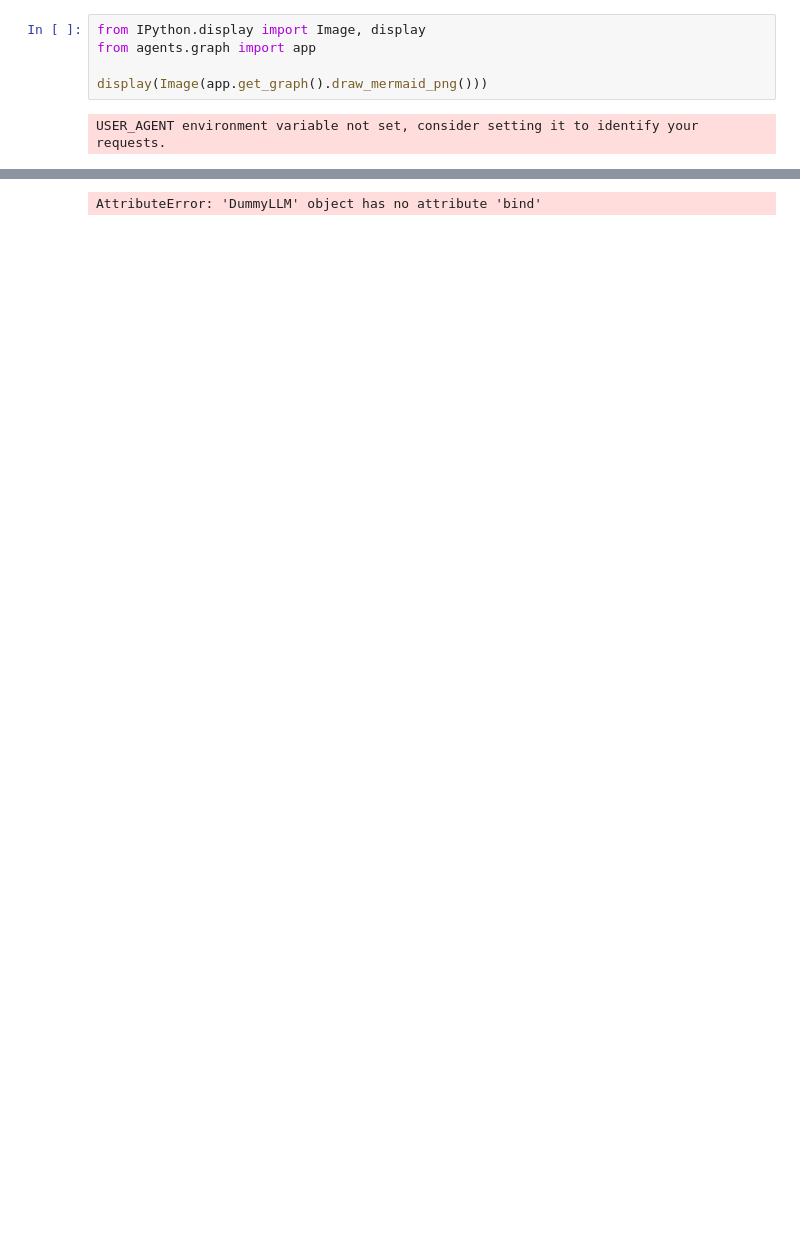
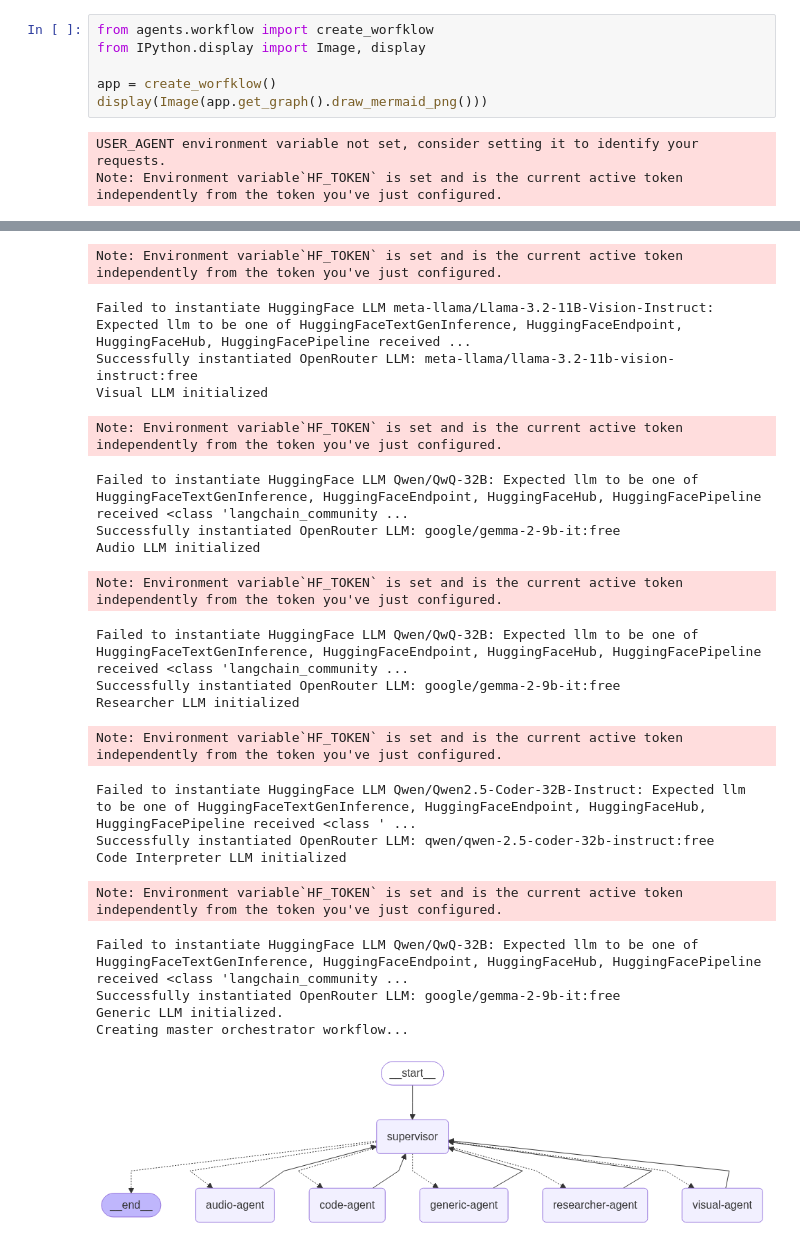
Before and after one commit to ParasharaRamesh/GAIA_HuggingFace_Agents_Course, a Jupyter notebook: analysis/visualization.ipynb, the cells around one changed output, grey strips where cells are left out. Cells and saved outputs as stored; diff of their text form; blank space fills up the shorter version.

```diff
--- a/analysis/visualization.ipynb
+++ b/analysis/visualization.ipynb
@@ -1,7 +1,9 @@
 # %%
+from agents.workflow import create_worfklow
 from IPython.display import Image, display
-from agents.graph import app
 
+app = create_worfklow()
 display(Image(app.get_graph().draw_mermaid_png()))
 # %% [output]
 USER_AGENT environment variable not set, consider setting it to identify your requests.
+Note: Environment variable`HF_TOKEN` is set and is the current active token independently from the token you've just configured.
@@ -10 +13,22 @@ Planner: Initialized (empty logic)
-AttributeError: 'DummyLLM' object has no attribute 'bind'
+Note: Environment variable`HF_TOKEN` is set and is the current active token independently from the token you've just configured.
+Failed to instantiate HuggingFace LLM meta-llama/Llama-3.2-11B-Vision-Instruct: Expected llm to be one of HuggingFaceTextGenInference, HuggingFaceEndpoint, HuggingFaceHub, HuggingFacePipeline received ...
+Successfully instantiated OpenRouter LLM: meta-llama/llama-3.2-11b-vision-instruct:free
+Visual LLM initialized
+Note: Environment variable`HF_TOKEN` is set and is the current active token independently from the token you've just configured.
+Failed to instantiate HuggingFace LLM Qwen/QwQ-32B: Expected llm to be one of HuggingFaceTextGenInference, HuggingFaceEndpoint, HuggingFaceHub, HuggingFacePipeline received <class 'langchain_community ...
+Successfully instantiated OpenRouter LLM: google/gemma-2-9b-it:free
+Audio LLM initialized
+Note: Environment variable`HF_TOKEN` is set and is the current active token independently from the token you've just configured.
+Failed to instantiate HuggingFace LLM Qwen/QwQ-32B: Expected llm to be one of HuggingFaceTextGenInference, HuggingFaceEndpoint, HuggingFaceHub, HuggingFacePipeline received <class 'langchain_community ...
+Successfully instantiated OpenRouter LLM: google/gemma-2-9b-it:free
+Researcher LLM initialized
+Note: Environment variable`HF_TOKEN` is set and is the current active token independently from the token you've just configured.
+Failed to instantiate HuggingFace LLM Qwen/Qwen2.5-Coder-32B-Instruct: Expected llm to be one of HuggingFaceTextGenInference, HuggingFaceEndpoint, HuggingFaceHub, HuggingFacePipeline received <class ' ...
+Successfully instantiated OpenRouter LLM: qwen/qwen-2.5-coder-32b-instruct:free
+Code Interpreter LLM initialized
+Note: Environment variable`HF_TOKEN` is set and is the current active token independently from the token you've just configured.
+Failed to instantiate HuggingFace LLM Qwen/QwQ-32B: Expected llm to be one of HuggingFaceTextGenInference, HuggingFaceEndpoint, HuggingFaceHub, HuggingFacePipeline received <class 'langchain_community ...
+Successfully instantiated OpenRouter LLM: google/gemma-2-9b-it:free
+Generic LLM initialized.
+Creating master orchestrator workflow...
+[figure, added]
```
Also changed, not shown: parts of 1 cell of this notebook, 5 other files.
